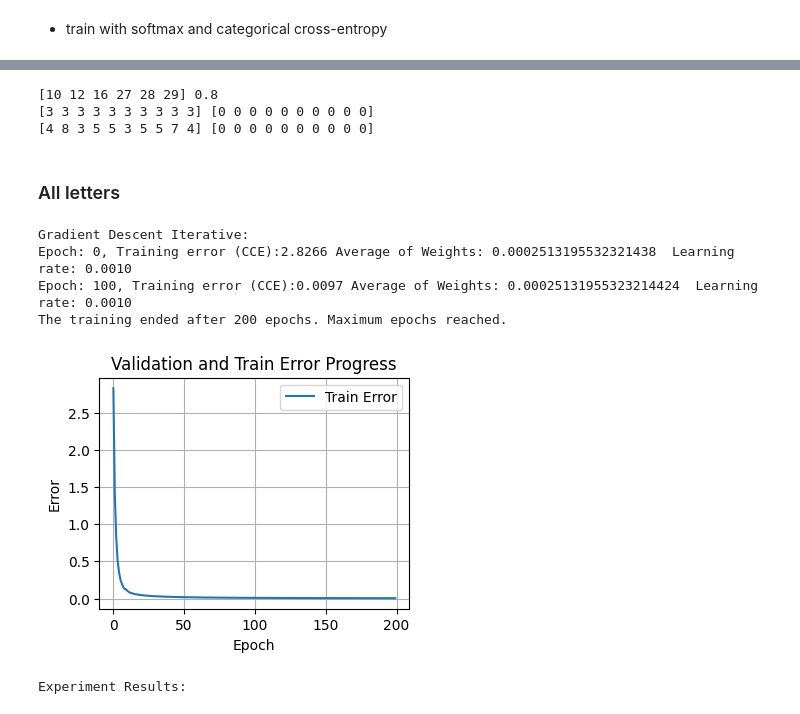
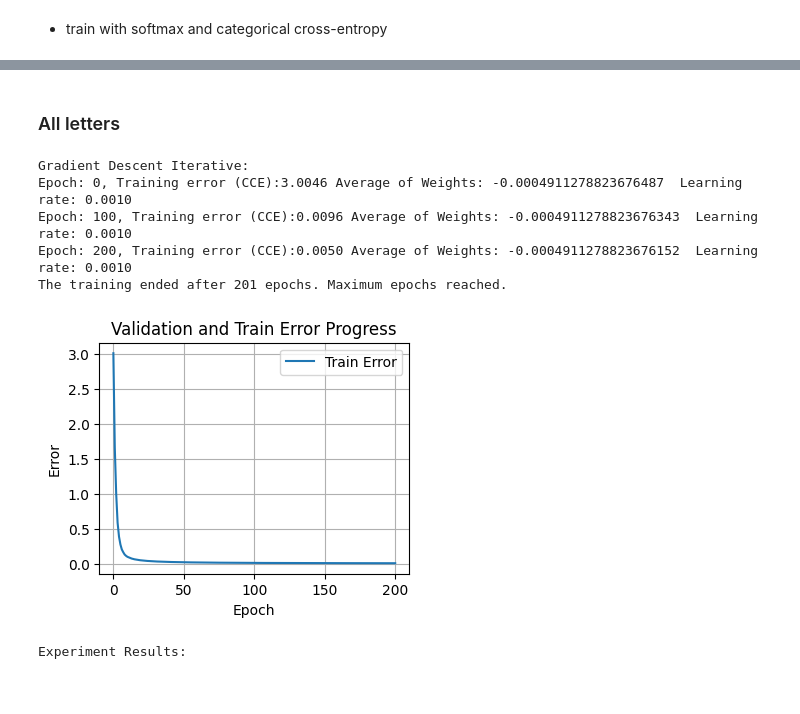
Before and after one commit to reitezuz/18NES1-2026, a Jupyter notebook: week04/perceptron_layer.ipynb, the cells around one changed output, grey strips where cells are left out. Cells and saved outputs as stored; diff of their text form; code cells hidden in the pictures.

```diff
--- a/week04/perceptron_layer.ipynb
+++ b/week04/perceptron_layer.ipynb
@@ -1022,13 +1108,14 @@ Misclassified Letters:
 # %% [markdown]
 - train with softmax and categorical cross-entropy
 # %%
-alpha = 0.3      # level of noise in the testing data
+alpha = 0.5      # level of noise in the testing data
 
 #np.random.seed(47876)
 # Preprocess the data:
 [inputs, labels] = load_letter_data()
 
-mask = (labels == 1) | (labels == 2) | (labels == 3) | (labels == 4)| (labels == 5) | (labels == 6) | (labels == 7) | (labels == 8) | (labels == 9)| (labels == 10)
+
+mask = (labels == 1) | (labels == 2) | (labels == 3) | (labels == 4)| (labels == 5)
 inputs = inputs[mask]
 labels = labels[mask]
 
@@ -1047,7 +1134,7 @@ weights = np.zeros(inputs.shape[1])
 bias = 0
 activation = 'softmax'
 init_method = 'random'
-epochs = 200
+epochs = 101
 learning_rate = 0.001
 adaptive_learning_rate = False
 min_error = 0.0001
@@ -1117,19 +1196,7 @@ Misclassified Letters:
-# %%
-Y = perceptron.forward(inputs_noisy)
-D = true_outputs
-
-err = np.abs(D - Y)
-print(misclassified_indices(true_outputs, Y), accuracy(D, Y))
-print( np.sum(D >0.98, axis=0), np.sum(D <-0.98, axis=0))
-print( np.sum(Y >0.098, axis=0), np.sum(Y <-0.098, axis=0))
-# %% [output]
-[10 12 16 27 28 29] 0.8
-[3 3 3 3 3 3 3 3 3 3] [0 0 0 0 0 0 0 0 0 0]
-[4 8 3 5 5 3 5 5 7 4] [0 0 0 0 0 0 0 0 0 0]
 # %% [markdown]
 ### All letters
 # %%
-alpha = 0.3      # level of noise in the testing data
+alpha = 0.5      # level of noise in the testing data
 
 #np.random.seed(47876)
 # Preprocess the data:
@@ -1141,37 +1208,38 @@ true_outputs = one_hot_encode(labels)
 training_data = (inputs, true_outputs)
 
 
 testing_data = (inputs_noisy, true_outputs)
 validation_data = None
 testing_data2 = (inputs_denoised, true_outputs)
 data_description = "Letter classification"
 
 # Set Perceptron parameters:
 weights = np.zeros(inputs.shape[1])
 bias = 0
 activation = 'softmax'
 init_method = 'random'
-epochs = 200
+epochs = 201
 learning_rate = 0.001
 adaptive_learning_rate = False
 min_error = 0.0001
 print_progress = True
 variant ='iterative' # 'batch' # 'batch' 'iterative'
 max_validation_steps = 30
 error_name = 'CCE'
 
 # run the experiment:
 #for learning_rate in [0.0001, 0.001, 0.01, 0.1, 1]:
 
 perceptron = run_example_multiple_times_classification(experiment_results_let, training_data, testing_data, testing_data2, validation_data, activation, epochs, init_method, learning_rate, print_progress, variant, data_description, adaptive_learning_rate, min_error, error_name, max_validation_steps, num_runs=1)
 
 print("\nExperiment Results:")
 experiment_results_let
 # %% [output]
 Gradient Descent Iterative:
-Epoch: 0, Training error (CCE):2.8266 Average of Weights: 0.0002513195532321438  Learning rate: 0.0010
-Epoch: 100, Training error (CCE):0.0097 Average of Weights: 0.00025131955323214424  Learning rate: 0.0010
-The training ended after 200 epochs. Maximum epochs reached.
+Epoch: 0, Training error (CCE):3.0046 Average of Weights: -0.0004911278823676487  Learning rate: 0.0010
+Epoch: 100, Training error (CCE):0.0096 Average of Weights: -0.0004911278823676343  Learning rate: 0.0010
+Epoch: 200, Training error (CCE):0.0050 Average of Weights: -0.0004911278823676152  Learning rate: 0.0010
+The training ended after 201 epochs. Maximum epochs reached.
-[figure, old version]
+[figure, new version]
 Experiment Results:
 |  | Epochs | MSE | Accuracy | Sum Accuracy | Test MSE | Test Accuracy | Test MSE2 | Test Accuracy2 | Time | ... |
```
Also changed, not shown: parts of 19 cells of this notebook.
